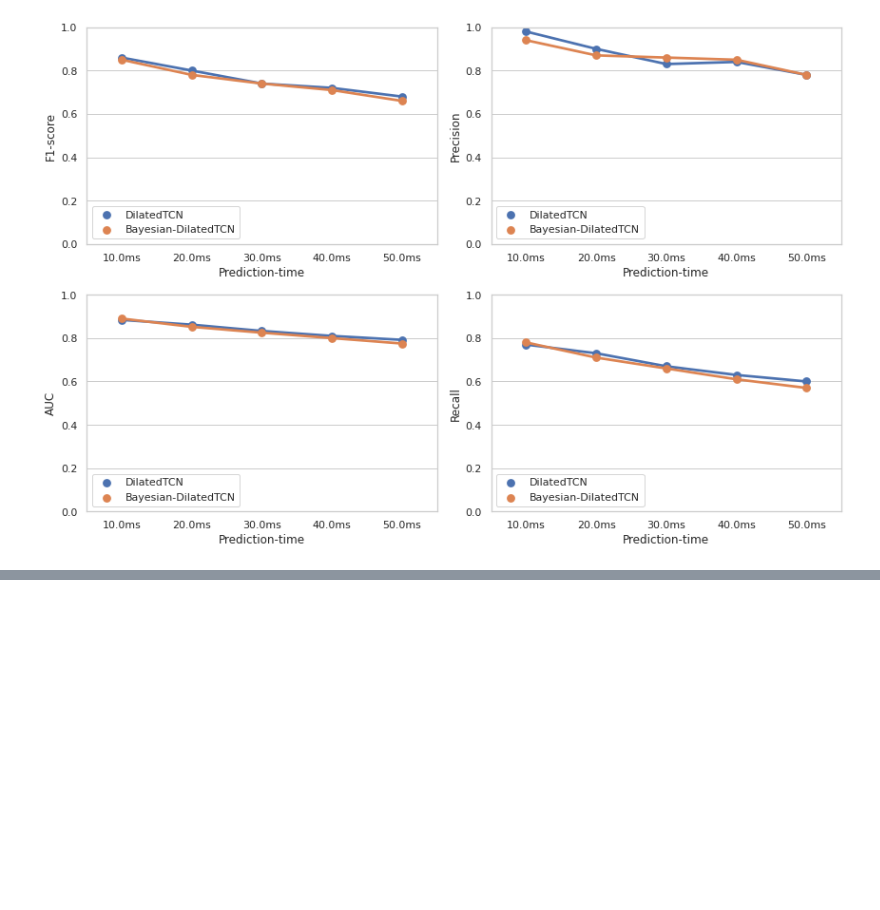
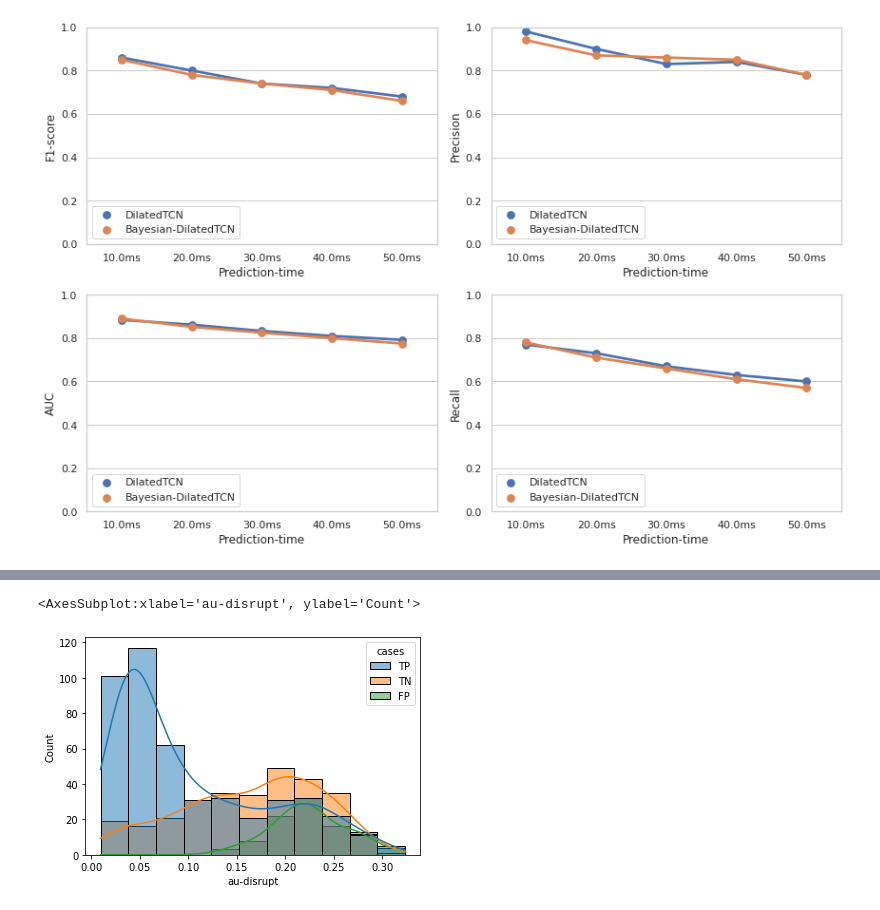
Before and after one commit to ZINZINBIN/Bayesian-Disruption-Prediction, a Jupyter notebook: analysis/analysis_results.ipynb, the cells around one changed output, grey strips where cells are left out. Saved outputs shown, nothing was run; the diff lists cells and outputs as text; code cells hidden in the pictures; blank space fills up the shorter version.

```diff
--- a/analysis/analysis_results.ipynb
+++ b/analysis/analysis_results.ipynb
@@ -89,0 +176,9 @@ fig.tight_layout()
+# %%
+# uncertainty analysis
+result = pd.read_pickle("./results/analysis_uncertainty.pkl")
+# %%
+result['au-disrupt'] = result['au'].apply(lambda x : x[0])
+result['eu-disrupt'] = result['eu'].apply(lambda x : x[0])
+
+result['au-normal'] = result['au'].apply(lambda x : x[1])
+result['eu-normal'] = result['eu'].apply(lambda x : x[1])
@@ -89,0 +194,5 @@ fig.tight_layout()
+# %%
+sns.histplot(data = result, x = 'au-disrupt', hue = 'cases', kde = True)
+# %% [output]
+<AxesSubplot:xlabel='au-disrupt', ylabel='Count'>
+[figure, added]
```
Also changed, not shown: parts of 37 cells of this notebook, 6 other files.
